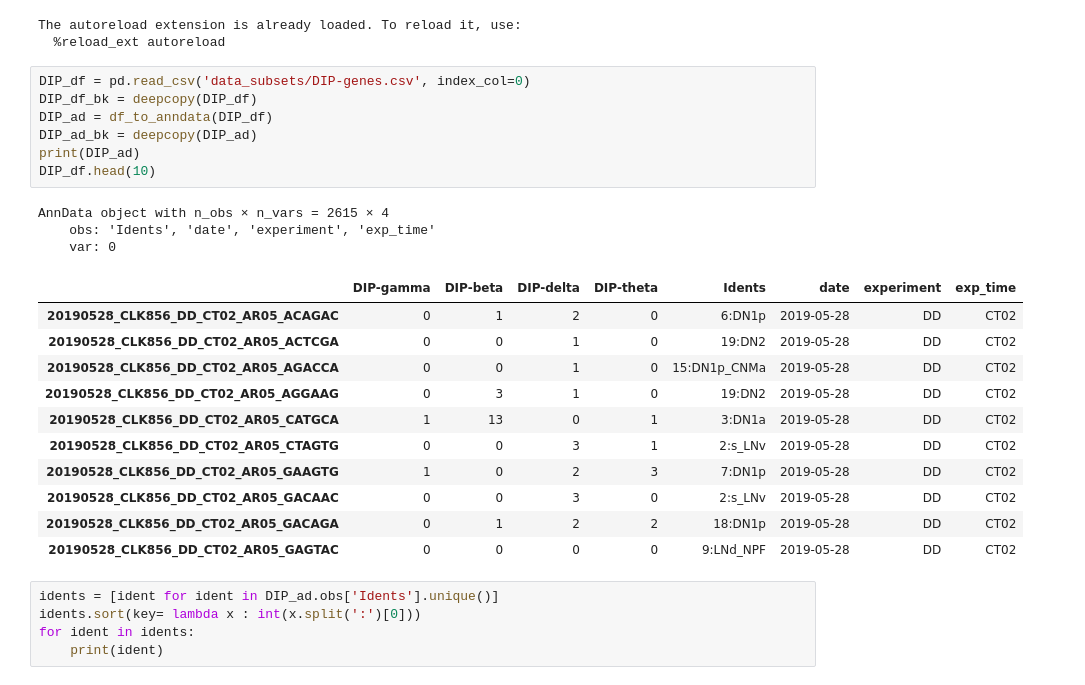
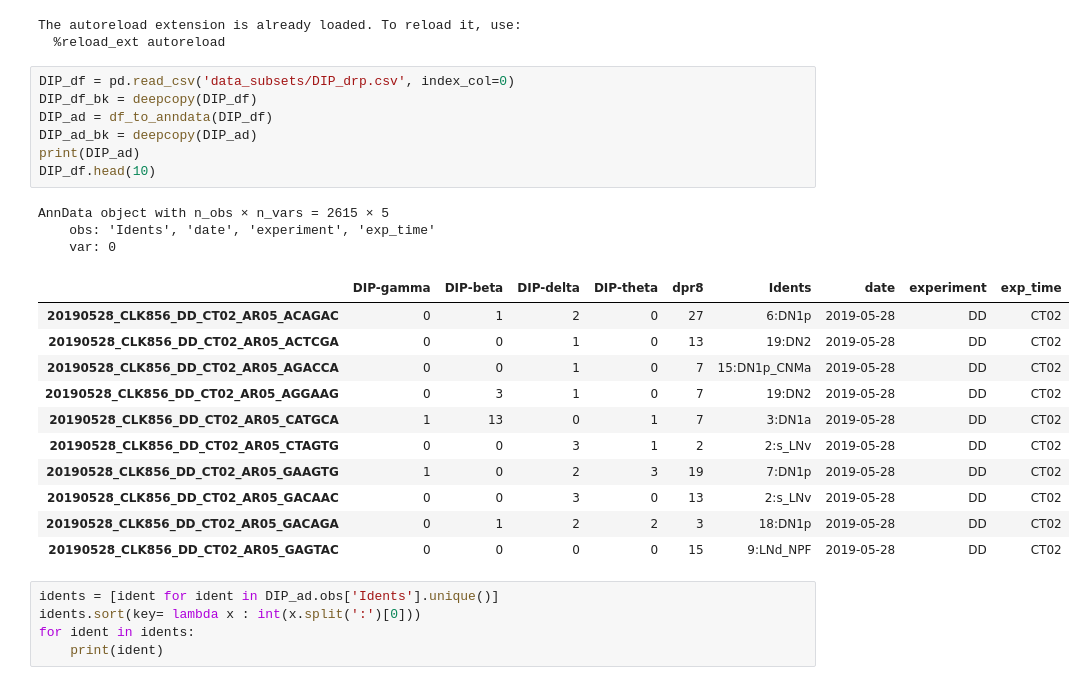
Before and after one commit to gonzagrau/circadian-drosophilia-viewer, a Jupyter notebook: test_rosbach_figures.ipynb, the cells around one changed output. Cells and saved outputs as stored; diff of their text form.

```diff
--- a/test_rosbach_figures.ipynb
+++ b/test_rosbach_figures.ipynb
@@ -15,27 +15,27 @@ from dataset_handler import df_to_anndata, anndata_to_df
 The autoreload extension is already loaded. To reload it, use:
   %reload_ext autoreload
 # %%
-DIP_df = pd.read_csv('data_subsets/DIP-genes.csv', index_col=0)
+DIP_df = pd.read_csv('data_subsets/DIP_drp.csv', index_col=0)
 DIP_df_bk = deepcopy(DIP_df)
 DIP_ad = df_to_anndata(DIP_df)
 DIP_ad_bk = deepcopy(DIP_ad)
 print(DIP_ad)
 DIP_df.head(10)
 # %% [output]
-AnnData object with n_obs × n_vars = 2615 × 4
+AnnData object with n_obs × n_vars = 2615 × 5
     obs: 'Idents', 'date', 'experiment', 'exp_time'
     var: 0
-|  | DIP-gamma | DIP-beta | DIP-delta | DIP-theta | Idents | date | experiment | exp_time |
-| 20190528_CLK856_DD_CT02_AR05_ACAGAC | 0 | 1 | 2 | 0 | 6:DN1p | 2019-05-28 | DD | CT02 |
-| 20190528_CLK856_DD_CT02_AR05_ACTCGA | 0 | 0 | 1 | 0 | 19:DN2 | 2019-05-28 | DD | CT02 |
-| 20190528_CLK856_DD_CT02_AR05_AGACCA | 0 | 0 | 1 | 0 | 15:DN1p_CNMa | 2019-05-28 | DD | CT02 |
-| 20190528_CLK856_DD_CT02_AR05_AGGAAG | 0 | 3 | 1 | 0 | 19:DN2 | 2019-05-28 | DD | CT02 |
-| 20190528_CLK856_DD_CT02_AR05_CATGCA | 1 | 13 | 0 | 1 | 3:DN1a | 2019-05-28 | DD | CT02 |
-| 20190528_CLK856_DD_CT02_AR05_CTAGTG | 0 | 0 | 3 | 1 | 2:s_LNv | 2019-05-28 | DD | CT02 |
-| 20190528_CLK856_DD_CT02_AR05_GAAGTG | 1 | 0 | 2 | 3 | 7:DN1p | 2019-05-28 | DD | CT02 |
-| 20190528_CLK856_DD_CT02_AR05_GACAAC | 0 | 0 | 3 | 0 | 2:s_LNv | 2019-05-28 | DD | CT02 |
-| 20190528_CLK856_DD_CT02_AR05_GACAGA | 0 | 1 | 2 | 2 | 18:DN1p | 2019-05-28 | DD | CT02 |
-| 20190528_CLK856_DD_CT02_AR05_GAGTAC | 0 | 0 | 0 | 0 | 9:LNd_NPF | 2019-05-28 | DD | CT02 |
+|  | DIP-gamma | DIP-beta | DIP-delta | DIP-theta | dpr8 | Idents | date | experiment | exp_time |
+| 20190528_CLK856_DD_CT02_AR05_ACAGAC | 0 | 1 | 2 | 0 | 27 | 6:DN1p | 2019-05-28 | DD | CT02 |
+| 20190528_CLK856_DD_CT02_AR05_ACTCGA | 0 | 0 | 1 | 0 | 13 | 19:DN2 | 2019-05-28 | DD | CT02 |
+| 20190528_CLK856_DD_CT02_AR05_AGACCA | 0 | 0 | 1 | 0 | 7 | 15:DN1p_CNMa | 2019-05-28 | DD | CT02 |
+| 20190528_CLK856_DD_CT02_AR05_AGGAAG | 0 | 3 | 1 | 0 | 7 | 19:DN2 | 2019-05-28 | DD | CT02 |
+| 20190528_CLK856_DD_CT02_AR05_CATGCA | 1 | 13 | 0 | 1 | 7 | 3:DN1a | 2019-05-28 | DD | CT02 |
+| 20190528_CLK856_DD_CT02_AR05_CTAGTG | 0 | 0 | 3 | 1 | 2 | 2:s_LNv | 2019-05-28 | DD | CT02 |
+| 20190528_CLK856_DD_CT02_AR05_GAAGTG | 1 | 0 | 2 | 3 | 19 | 7:DN1p | 2019-05-28 | DD | CT02 |
+| 20190528_CLK856_DD_CT02_AR05_GACAAC | 0 | 0 | 3 | 0 | 13 | 2:s_LNv | 2019-05-28 | DD | CT02 |
+| 20190528_CLK856_DD_CT02_AR05_GACAGA | 0 | 1 | 2 | 2 | 3 | 18:DN1p | 2019-05-28 | DD | CT02 |
+| 20190528_CLK856_DD_CT02_AR05_GAGTAC | 0 | 0 | 0 | 0 | 15 | 9:LNd_NPF | 2019-05-28 | DD | CT02 |
 # %%
 idents = [ident for ident in DIP_ad.obs['Idents'].unique()]
 idents.sort(key= lambda x : int(x.split(':')[0]))
```
Also changed, not shown: parts of 2 cells of this notebook, 3 other files.
